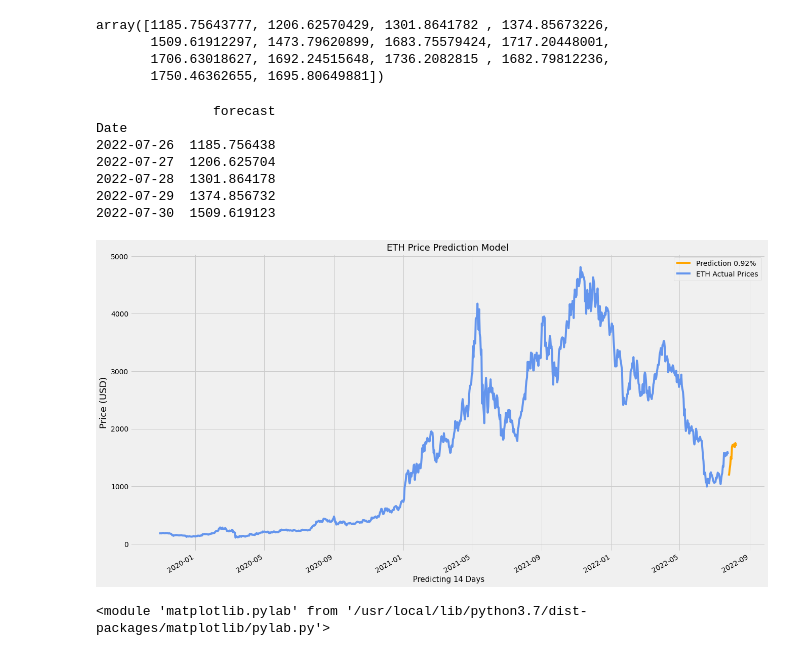
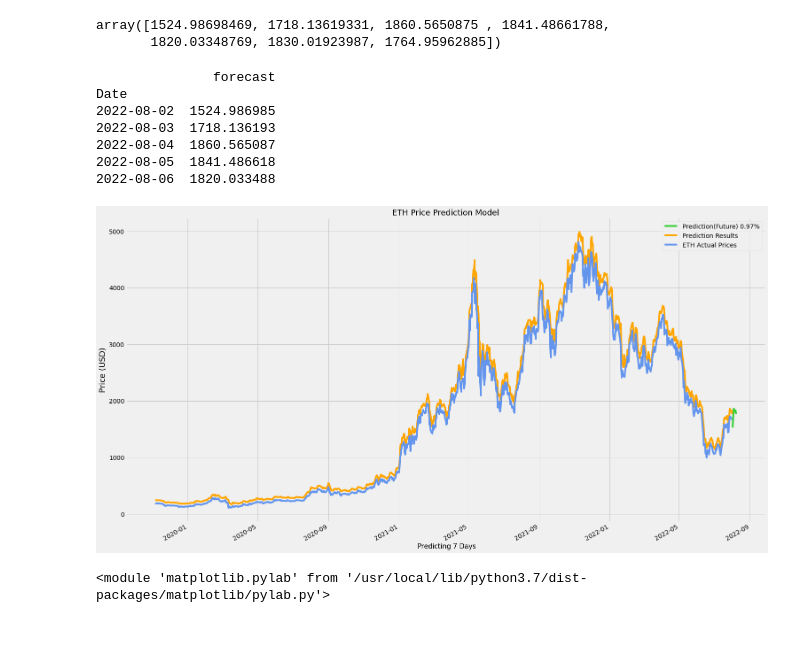
Before and after one commit to rudycav/Digital-Assets-Prediction-Model, a Jupyter notebook: Project/ Crypto_forecast_model.ipynb, the cells around one changed output. Cells and saved outputs as stored; diff of their text form; code cells hidden in the pictures.

```diff
--- a/Project/ Crypto_forecast_model.ipynb
+++ b/Project/ Crypto_forecast_model.ipynb
@@ -57,5 +57,5 @@ crypto_df.head()
 # %%
-forecast_days = 14
+forecast_days = 7
 
 def create_prediction_column(df):
   crypto_df['forecast'] = crypto_df[['high']].shift(-forecast_days)
@@ -131,0 +132,12 @@ Model accuracy score: 0.92
+# %%
+def model_results(df):
+  actual_price = np.array(crypto_df[['high']])
+  model_predictions = linear_regression_model.predict(actual_price)
+
+  model_predictions_df = pd.DataFrame(model_predictions, columns=['Model Results'])
+  model_predictions_df.index.name = 'Date'
+  model_predictions_df.index = crypto_df.index
+
+  return model_predictions_df
+
+model_predictions_df = (model_results(crypto_df))
@@ -140,10 +162,8 @@ forecast_prediction = (create_prediction(crypto_df))
 # %%
 forecast_prediction
 # %% [output]
-array([1185.75643777, 1206.62570429, 1301.8641782 , 1374.85673226,
-       1509.61912297, 1473.79620899, 1683.75579424, 1717.20448001,
-       1706.63018627, 1692.24515648, 1736.2082815 , 1682.79812236,
-       1750.46362655, 1695.80649881])
+array([1524.98698469, 1718.13619331, 1860.5650875 , 1841.48661788,
+       1820.03348769, 1830.01923987, 1764.95962885])
 # %%
 def get_future_dates(datetime):
   future_dates = []
@@ -174,31 +194,32 @@ print(forecast_df.head())
 # %% [output]
                forecast
 Date
-2022-07-26  1185.756438
-2022-07-27  1206.625704
-2022-07-28  1301.864178
-2022-07-29  1374.856732
-2022-07-30  1509.619123
+2022-08-02  1524.986985
+2022-08-03  1718.136193
+2022-08-04  1860.565087
+2022-08-05  1841.486618
+2022-08-06  1820.033488
 # %%
 import matplotlib.dates as mdates
 
 def plot_model():
-  plt.figure(figsize=(20,12))
-  plt.plot(forecast_df.forecast, color='orange', label = f'Prediction {accuracy_score}%')
+  plt.figure(figsize=(23,14))
+  plt.plot(forecast_df.forecast, color='limegreen', label = f'Prediction(Future) {accuracy_score}%')
+  plt.plot(model_predictions_df, color='orange', label = 'Prediction Results')
   plt.plot(crypto_df.close, color='cornflowerblue', label = f'{symbol} Actual Prices')
   plt.title(f'{symbol} Price Prediction Model', fontsize=18)
   plt.xlabel(f' Predicting {forecast_days} Days', fontsize=15)
   plt.ylabel('Price (USD)', fontsize=18)
   plt.legend(loc='upper right')
   plt.gcf().autofmt_xdate()
 
   plt.show()
 
   return plt
 
 plot_model()
 # %% [output]
-[figure, old version]
+[figure, new version]
 <module 'matplotlib.pylab' from '/usr/local/lib/python3.7/dist-packages/matplotlib/pylab.py'>
 # %%
 forecast_df.style.background_gradient(axis=None, low=0.75, high=2)
```
Also changed, not shown: parts of 8 cells of this notebook.
